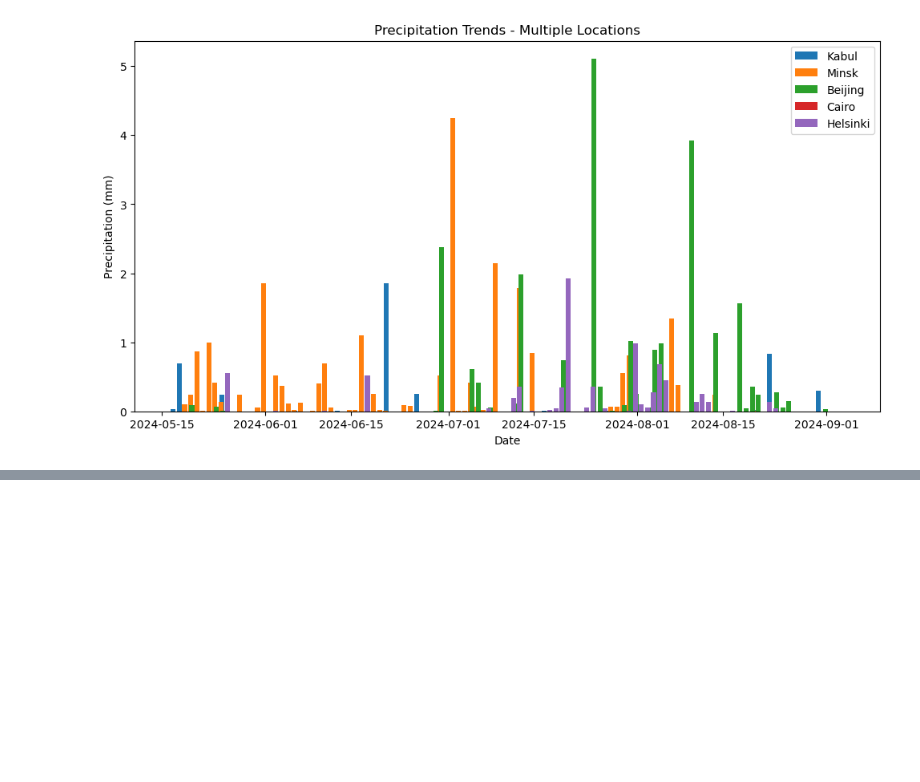
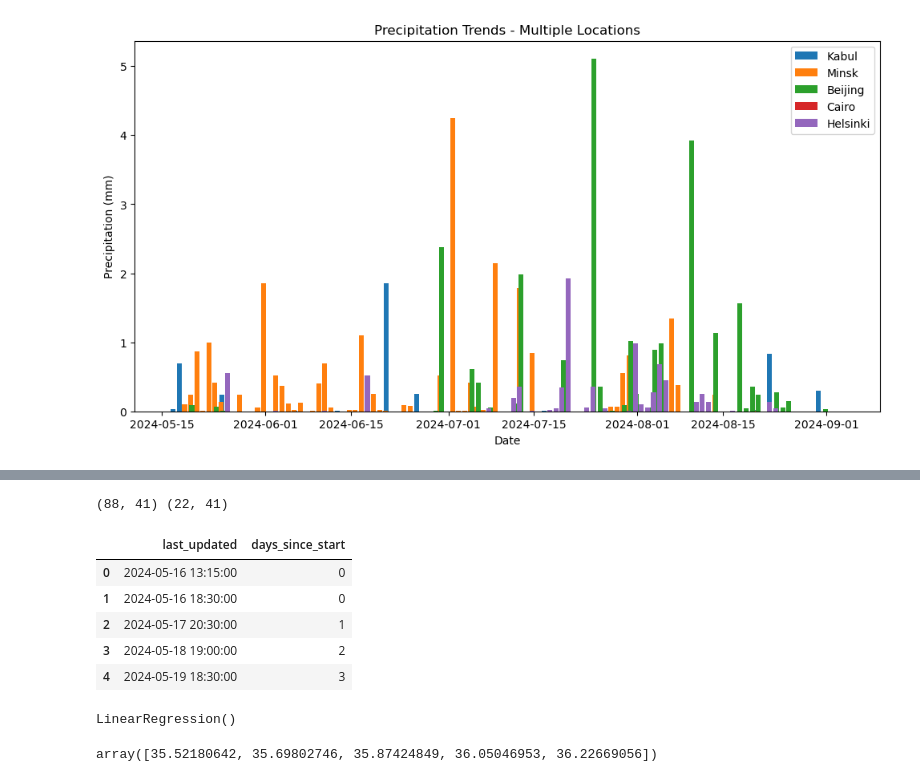
Before and after one commit to raaga-priya-p/weather-trend-forecasting, a Jupyter notebook: notebooks/01_data_exploration.ipynb, the cells around one changed output, grey strips where cells are left out. Cells and saved outputs as stored; diff of their text form; code cells hidden in the pictures; blank space fills up the shorter version.

Commit message:
Add train/test split and initial forecasting model

```diff
--- a/notebooks/01_data_exploration.ipynb
+++ b/notebooks/01_data_exploration.ipynb
@@ -359,0 +372,40 @@ plt.show()
+# %%
+kabul = df[df['location_name'] == 'Kabul'].copy()
+kabul['last_updated']= pd.to_datetime(kabul['last_updated'])
+kabul = kabul.sort_values('last_updated').reset_index(drop = True)
+split_point = int(len(kabul)*0.8)
+train = kabul.iloc[:split_point]
+test = kabul.iloc[split_point:]
+print(train.shape,test.shape)
+# %% [output]
+(88, 41) (22, 41)
+# %%
+train = train.copy()
+test = test.copy()
+train['days_since_start'] = (train['last_updated'] - kabul['last_updated'].min()).dt.days
+test['days_since_start'] = (test['last_updated'] - kabul['last_updated'].min()).dt.days
+train[['last_updated','days_since_start']].head()
+# %% [output]
+|  | last_updated | days_since_start |
+| 0 | 2024-05-16 13:15:00 | 0 |
+| 1 | 2024-05-16 18:30:00 | 0 |
+| 2 | 2024-05-17 20:30:00 | 1 |
+| 3 | 2024-05-18 19:00:00 | 2 |
+| 4 | 2024-05-19 18:30:00 | 3 |
+# %%
+from sklearn.linear_model import LinearRegression
+X_train = train[['days_since_start']]
+y_train = train['temperature_celsius']
+
+X_test = test[['days_since_start']]
+y_test = test['temperature_celsius']
+
+model = LinearRegression()
+model.fit(X_train,y_train)
+# %% [output]
+LinearRegression()
+# %%
+predictions = model.predict(X_test)
+predictions[:5]
+# %% [output]
+array([35.52180642, 35.69802746, 35.87424849, 36.05046953, 36.22669056])
```
Also changed, not shown: parts of 3 cells of this notebook.
